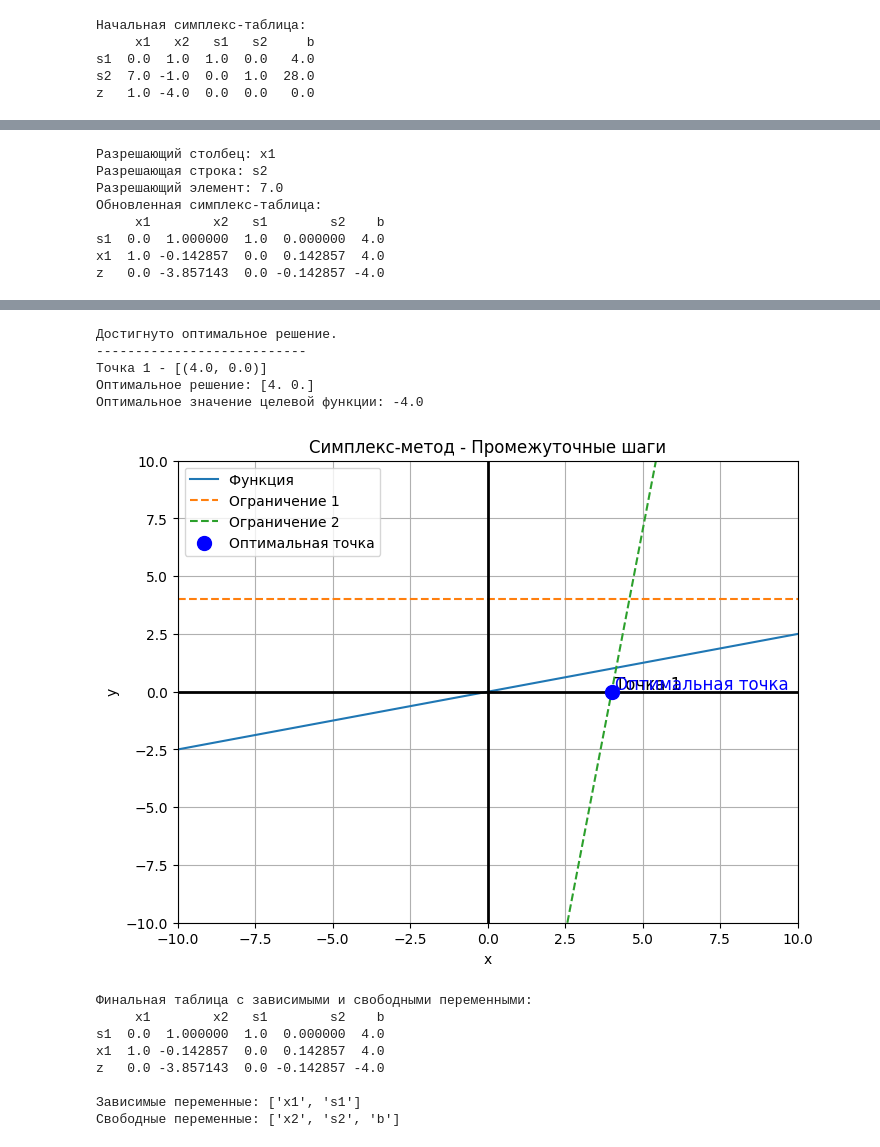
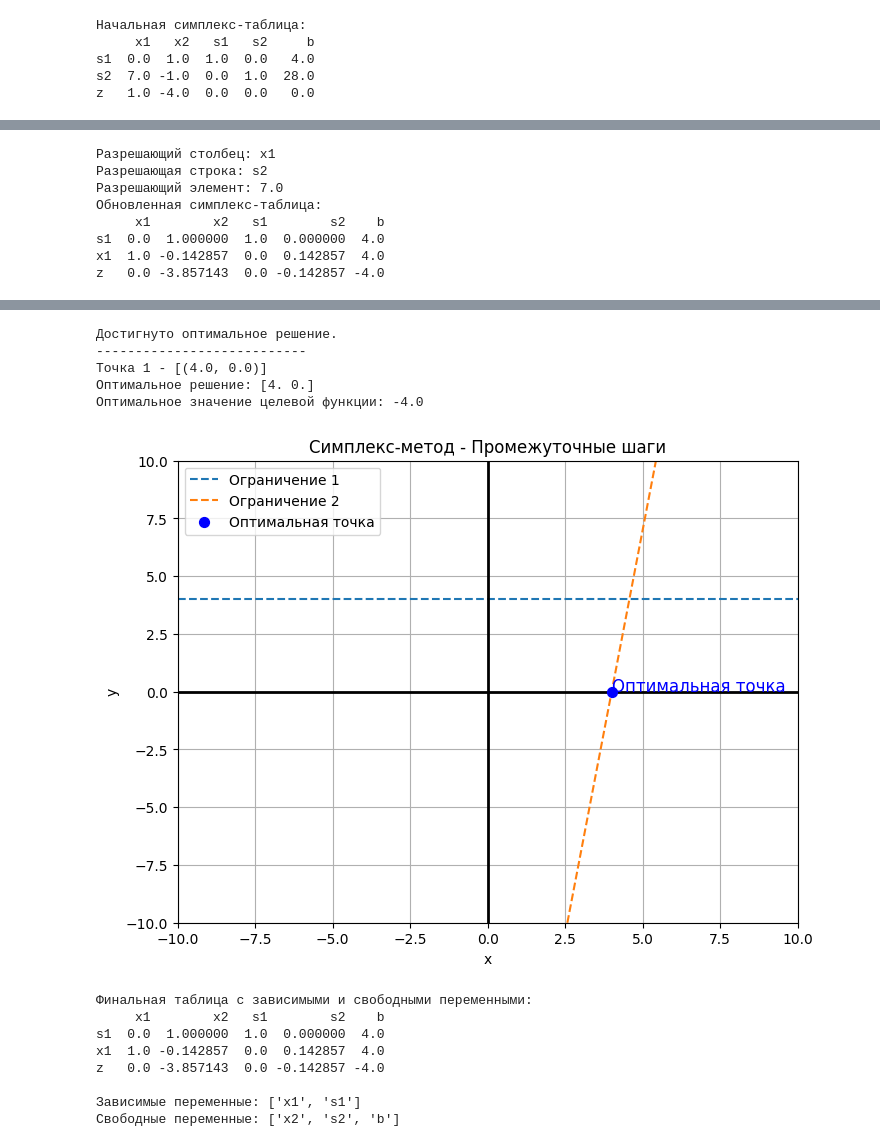
Before and after one commit to KadilenkoIvan/optimization-methods, a Jupyter notebook: 5-V.ipynb, the cells around one changed output, grey strips where cells are left out. Saved outputs shown, nothing was run; the diff lists cells and outputs as text; code cells hidden in the pictures.

```diff
--- a/5-V.ipynb
+++ b/5-V.ipynb
@@ -189,5 +191,5 @@ z   1.0  0.0  4.0  0.0  16.0
 # %%
-def simplex_method(c, A, b):
+def simplex_method_min(c, A, b):
     """
     Реализация симплекс-метода для решения задачи линейного программирования.
     c: коэффициенты целевой функции (1D массив).
@@ -246,7 +248,7 @@ def simplex_method(c, A, b):
 
         func = solve_for_y(c)
         y_func = func(x)
-        plt.plot(x, y_func, label="Функция ")
+        #plt.plot(x, y_func, label="Функция ")
 
         # Построение ограничений
         for i in range(num_constraints):
@@ -259,17 +261,19 @@ def simplex_method(c, A, b):
         plt.axhline(0, color='black', linewidth=2)
         plt.axvline(0, color='black', linewidth=2)
 
-        # Отображение точек промежуточных решений
-        if points:
-            for i, (x_val, y_val) in enumerate(points):
-                plt.scatter(x_val, y_val, color='red', zorder=5)
-                plt.text(x_val + 0.1, y_val + 0.1, f"Точка {i+1}", fontsize=12)
-
         # Отображение оптимальной точки, если она передана
         if optimal_point:
             x_opt, y_opt = optimal_point
-            plt.scatter(x_opt, y_opt, color='blue', s=100, zorder=10, label='Оптимальная точка')
-            plt.text(x_opt + 0.1, y_opt + 0.1, "Оптимальная точка", fontsize=12, color='blue')
+            plt.scatter(x_opt, y_opt, color='blue', s=50, zorder=10, label='Оптимальная точка')
+            plt.text(x_opt + 0.001, y_opt + 0.001, "Оптимальная точка", fontsize=12, color='blue')
+        # Отображение точек промежуточных решений
+        else:
+            if points:
+                for i, (x_val, y_val) in enumerate(points):
+                    plt.scatter(x_val, y_val, color='red', zorder=5)
+                    plt.text(x_val + 0.001, y_val + 0.001, f"Точка {i+1}", fontsize=12)
+
+
 
         plt.xlabel("x")
         plt.ylabel("y")
@@ -413,7 +417,7 @@ A = np.array([[0, 1],
               [7, -1]])  # y <= 4 и 7x - y <= 28
 b = np.array([4, 28])
 
-simplex_method(c, A, b)
+simplex_method_min(c, A, b)
 # %% [output]
 Начальная симплекс-таблица:
      x1   x2   s1   s2     b
@@ -433,9 +437,9 @@ z   0.0 -3.857143  0.0 -0.142857 -4.0
 Достигнуто оптимальное решение.
 ---------------------------
 Точка 1 - [(4.0, 0.0)]
 Оптимальное решение: [4. 0.]
 Оптимальное значение целевой функции: -4.0
-[figure, old version]
+[figure, new version]
 Финальная таблица с зависимыми и свободными переменными:
      x1        x2   s1        s2    b
 s1  0.0  1.000000  1.0  0.000000  4.0
```
Also changed, not shown: parts of 2 cells of this notebook, 1 other file.
